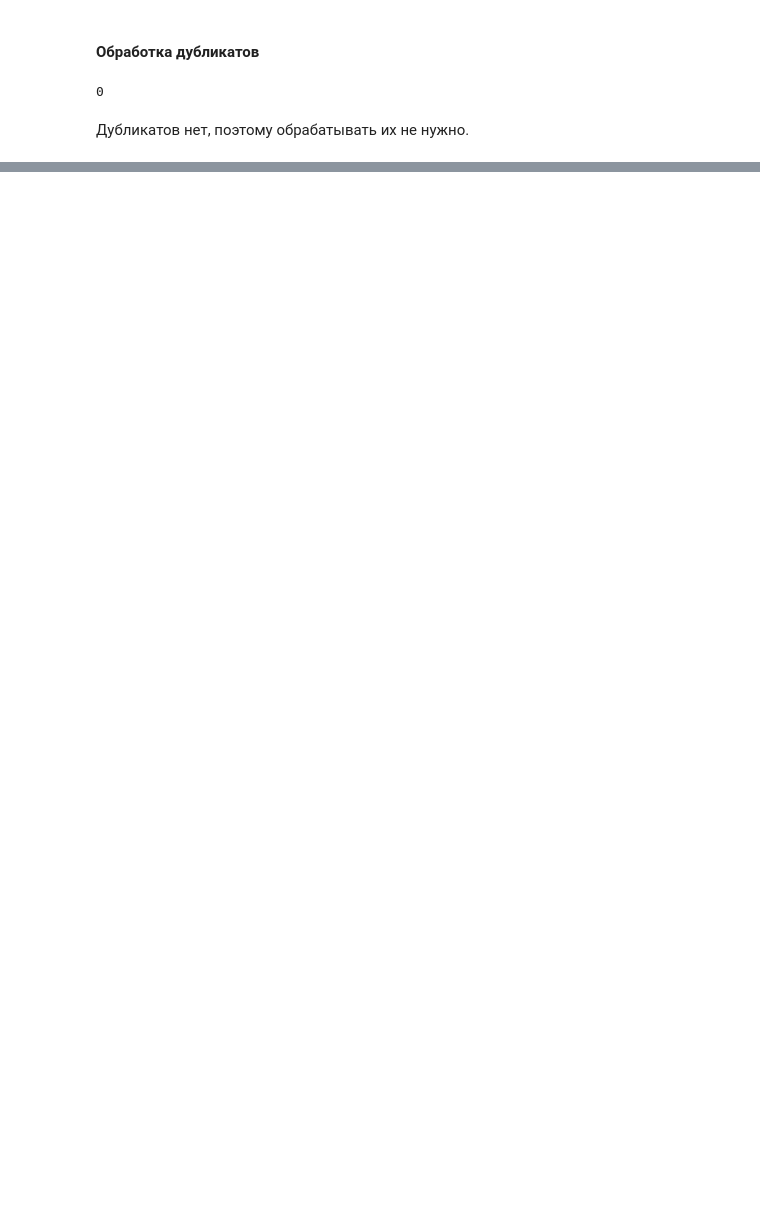
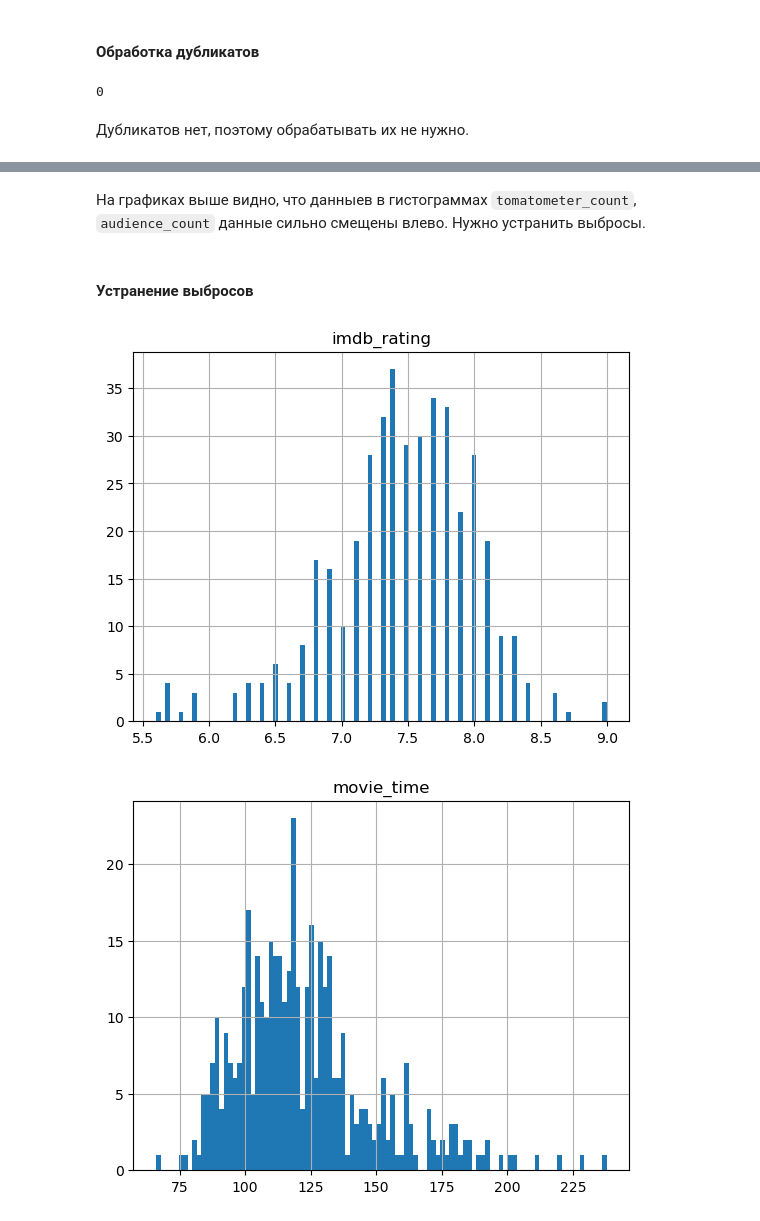
Before and after one commit to kurpenok/omstu, a Jupyter notebook: semester_4/machine_learning/task_2/main.ipynb, the cells around one changed output, grey strips where cells are left out. Saved outputs shown, nothing was run; the diff lists cells and outputs as text; code cells hidden in the pictures; blank space fills up the shorter version.

```diff
--- a/semester_4/machine_learning/task_2/main.ipynb
+++ b/semester_4/machine_learning/task_2/main.ipynb
@@ -152,0 +279,22 @@ df.duplicated().sum()
+# %% [markdown]
+На графиках выше видно, что данныев в гистограммах `tomatometer_count`, `audience_count` данные сильно смещены влево. Нужно устранить выбросы.
+# %% [markdown]
+#### Устранение выбросов
+# %%
+outliers = df[["tomatometer_count", "audience_count"]]
+# %%
+q1 = outliers.quantile(0.25)
+q3 = outliers.quantile(0.75)
+
+iqr = q3 - q1
+
+filtered_df = outliers[~((outliers < (q1 - 1.5 * iqr)) | (outliers > (q3 + 1.5 * iqr))).any(axis=1)]
+# %%
+index_list = list(filtered_df.index.values)
+filtered_df = df[df.index.isin(index_list)]
+# %%
+for column in columns:
+    filtered_df.hist(column, bins=100)
+# %% [output]
+[figure, added]
+[figure, added]
```
Also changed, not shown: parts of 25 cells of this notebook.
